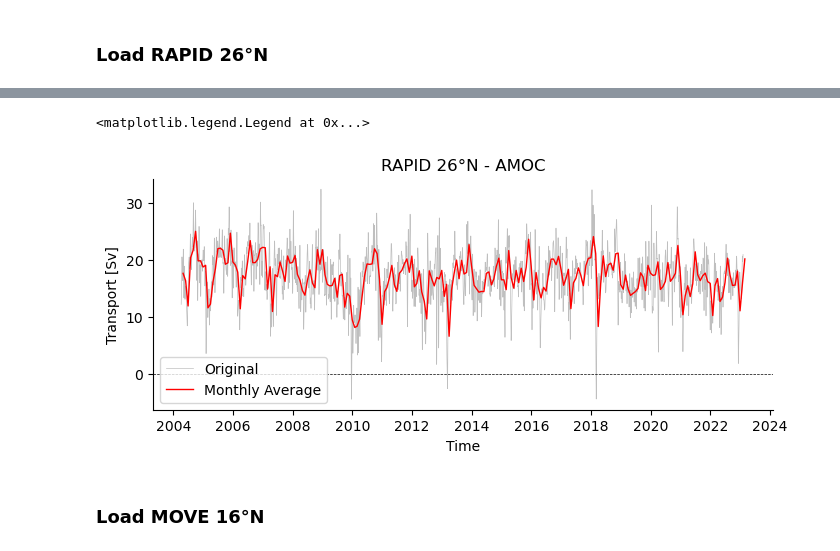
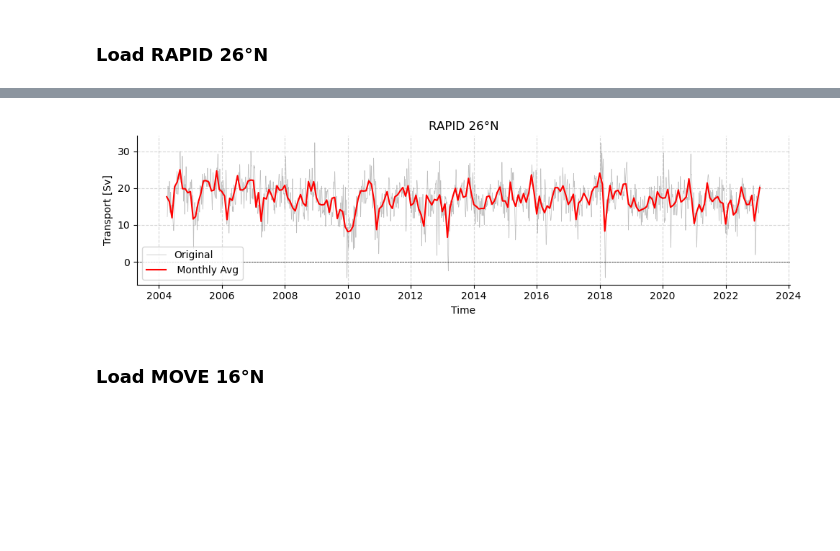
Before and after one commit to eleanorfrajka/MOC-transport, a Jupyter notebook: demo-output.ipynb, the cells around one changed output, grey strips where cells are left out. Cells and saved outputs as stored; diff of their text form; code cells hidden in the pictures; blank space fills up the shorter version.

```diff
--- a/demo-output.ipynb
+++ b/demo-output.ipynb
@@ -128,46 +111,16 @@ Data variables:
-# %%
-import matplotlib.pyplot as plt
-
-# Resample the dataset to monthly averages
-ds_monthly = ds_rapid.resample(TIME="ME").mean()
-
-# Initialize the figure and axes with a specific figure size
-fig, axes = plt.subplots(figsize=(8, 3))
-
-# Plot the original dataset in thin grey
-plt.plot(
-    ds_rapid["TIME"],
-    ds_rapid["moc_mar_hc10"],
-    color="grey",
-    alpha=0.5,
-    linewidth=0.5,
-    label="Original",
-)
-
-# Plot the monthly averaged dataset in thick red
-plt.plot(
-    ds_monthly["TIME"],
-    ds_monthly["moc_mar_hc10"],
-    color="red",
-    linewidth=1,
-    label="Monthly Average",
-)
-
-# Add a horizontal line at y=0
-plt.axhline(0, color="black", linestyle="--", linewidth=0.5)
-
-# Customize the axes
-axes.spines["top"].set_visible(False)
-axes.spines["right"].set_visible(False)
-
-# Add title and labels
-plt.title("RAPID 26°N - AMOC")
-plt.xlabel("Time")
-plt.ylabel("Transport [Sv]")
-plt.legend()
-# %% [output]
-<matplotlib.legend.Legend at 0x...>
-[figure, removed]
+# %%
+# Plot RAPID timeseries
+
+plotters.plot_amoc_timeseries(
+    data=[standardRAPID[2]], # standardRAPID[2] is the same file which was loaded into ds_rapid via the quick start way (see above)
+    varnames=["moc_mar_hc10"],
+    labels=[""],
+    resample_monthly=True,
+    plot_raw=True,
+    title="RAPID 26°N"
+)
+# %% [output]
+[figure, added]
 # %% [markdown]
 ### Load MOVE 16°N
 # %%
```
Also changed, not shown: parts of 15 cells of this notebook, 18 other files.
